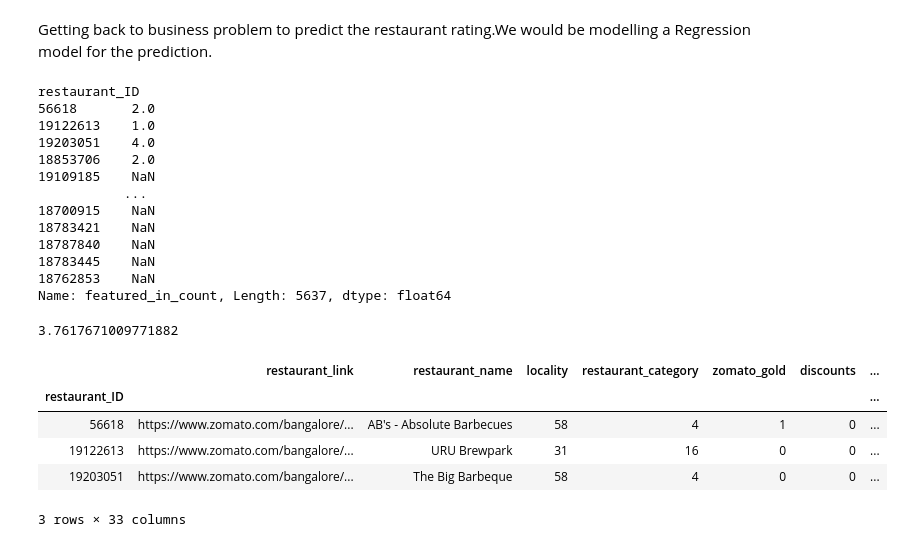
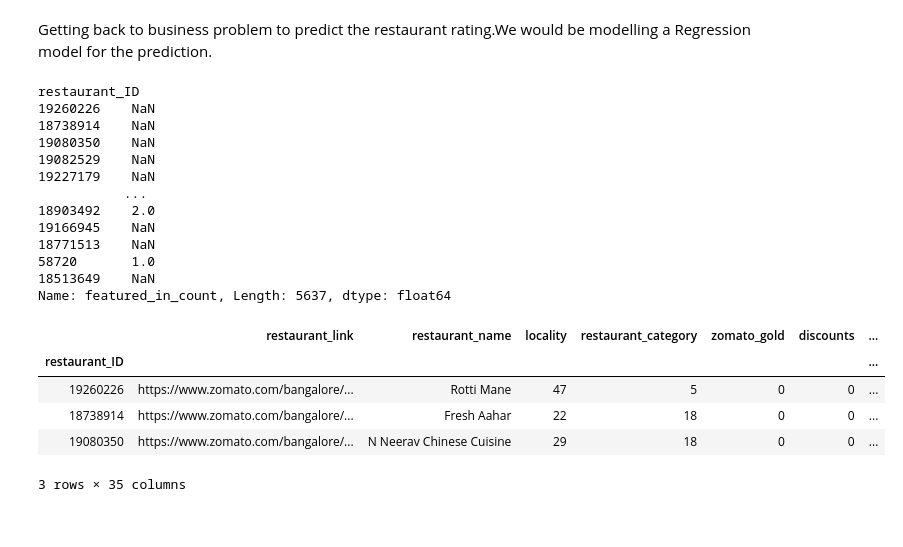
Before and after one commit to Anandpatil412/DSC, a Jupyter notebook: CapstoneProject1/Zomato/ZomatoDataExtractingAndCleaning/zomatoDataCleaning.ipynb, the cells around one changed output. Drawn from its saved outputs; the diff is of its cells as text; code cells hidden in the pictures.

```diff
--- a/CapstoneProject1/Zomato/ZomatoDataExtractingAndCleaning/zomatoDataCleaning.ipynb
+++ b/CapstoneProject1/Zomato/ZomatoDataExtractingAndCleaning/zomatoDataCleaning.ipynb
@@ -76,6 +76,11 @@ df.to_csv("zomato_clean_data_csv/zomato_clean_data"+".csv",index=False)
 # %%
 #reading the new clean data
 df = pd.read_csv("zomato_clean_data_csv/zomato_clean_data.csv")
+# %%
+#shuffling df
+
+from sklearn.utils import shuffle
+df = shuffle(df)
 # %%
 df.index = df["restaurant_ID"]
 df.drop(["restaurant_ID"],axis=1,inplace=True)
@@ -470,6 +549,10 @@ class Categorical_encoding:
         return self.output_df
 # %%
 # Label encoding Locality and restaurant category
+
+dfm = dfm.apply(lambda x: x.mask(x.map(x.value_counts()) < 20, 'other') if x.name == 'restaurant_category' else x)
+dfm = dfm.apply(lambda x: x.mask(x.map(x.value_counts()) < 20, 'other') if x.name == 'locality' else x)
+
 
 cols = ['locality','restaurant_category']
 o_df = Categorical_encoding(dfm,cols)
@@ -479,26 +562,24 @@ dfm["featured_in_count"] = dfm["featured_in"].apply(lambda x: len(ast.literal_ev
 dfm["featured_in_count"]
 # %% [output]
 restaurant_ID
-56618       2.0
-19122613    1.0
-19203051    4.0
-18853706    2.0
-19109185    NaN
+19260226    NaN
+18738914    NaN
+19080350    NaN
+19082529    NaN
+19227179    NaN
            ...
-18700915    NaN
-18783421    NaN
-18787840    NaN
-18783445    NaN
-18762853    NaN
+18903492    2.0
+19166945    NaN
+18771513    NaN
+58720       1.0
+18513649    NaN
 Name: featured_in_count, Length: 5637, dtype: float64
 # %%
 # nan rating filled with mean rating
 
-meanrating = dfm['rating'].mean()
-dfm['rating'] = dfm['rating'].fillna(meanrating)
-meanrating
+# meanrating = dfm['rating'].mean()
+# dfm['rating'] = dfm['rating'].fillna(meanrating)
+# meanrating
-# %% [output]
-3.7617671009771882
 # %%
 # converting to numerics
 
@@ -513,8 +594,15 @@ def LabelBinarizerEncoding(categoricalList,colSubset = []):
     res = pd.DataFrame(mlb.fit_transform(categoricalList),columns = mlb.classes_,index = categoricalList.index)
     return res
 # %%
+# famousCuisines = ['Chinese','North Indian','South Indian','Fast Food']
+# famousMostLikedFood = ['Biryani','Pasta','Fish','Mocktails','Salad']
+# famousService = ['Friendly Staff','Courteous Staff','Prompt Service']
+# famousLookFeel = ['Decor','Rooftop Ambience','Live Music']
+
 famousCuisines = ['Chinese','North Indian','South Indian','Fast Food']
-famousMostLikedFood = ['Biryani','Pasta','Fish','Mocktails','Salad']
+famousMostLikedFood = ['Cocktails','Mocktails','Pizza','Pasta']
+famousService = ['Friendly Staff','Courteous Staff']
+famousLookFeel = ['Decor']
 
 dfcuisinesbin = LabelBinarizerEncoding(dfm['cuisines'])
 dfcuisinesbin_ = dfcuisinesbin[famousCuisines]
@@ -522,22 +610,32 @@ dfcuisinesbin_ = dfcuisinesbin[famousCuisines]
 dfm["most_liked_Food"] = dfm["most_liked_Food"].apply(lambda x: ast.literal_eval(x)[1] if x is not np.nan else [])
 dfostLikedFoodbin = LabelBinarizerEncoding(dfm['most_liked_Food'])
 dfostLikedFoodbin_ = dfostLikedFoodbin[famousMostLikedFood]
+
+dfm["most_liked_Service"] = dfm["most_liked_Service"].apply(lambda x: ast.literal_eval(x)[1] if x is not np.nan else [])
+dfostLikedServicebin = LabelBinarizerEncoding(dfm['most_liked_Service'])
+dfostLikedServicebin_ = dfostLikedServicebin[famousService]
+
+dfm["most_liked_Look & Feel"] = dfm["most_liked_Look & Feel"].apply(lambda x: ast.literal_eval(x)[1] if x is not np.nan else [])
+dfostLikedLookFeelbin = LabelBinarizerEncoding(dfm['most_liked_Look & Feel'])
+dfostLikedLookFeelbin_ = dfostLikedLookFeelbin[famousLookFeel]
 # %%
 def addbinarisedCols(binariseddf,colsFilterList):
     for i in range(len(colsFilterList)):
         dfm[colsFilterList[i]] = binariseddf[colsFilterList[i]]
 
 addbinarisedCols(dfcuisinesbin_,famousCuisines)
 addbinarisedCols(dfostLikedFoodbin_,famousMostLikedFood)
+addbinarisedCols(dfostLikedServicebin_,famousService)
+addbinarisedCols(dfostLikedLookFeelbin_,famousLookFeel)
 
 dfm.head(3)
 # %% [output]
 |  | restaurant_link | restaurant_name | locality | restaurant_category | zomato_gold | discounts | ... |
 | restaurant_ID |  |  |  |  |  |  | ... |
-| 56618 | https://www.zomato.com/bangalore/... | AB's - Absolute Barbecues | 58 | 4 | 1 | 0 | ... |
-| 19122613 | https://www.zomato.com/bangalore/... | URU Brewpark | 31 | 16 | 0 | 0 | ... |
-| 19203051 | https://www.zomato.com/bangalore/... | The Big Barbeque | 58 | 4 | 0 | 0 | ... |
+| 19260226 | https://www.zomato.com/bangalore/... | Rotti Mane | 47 | 5 | 0 | 0 | ... |
+| 18738914 | https://www.zomato.com/bangalore/... | Fresh Aahar | 22 | 18 | 0 | 0 | ... |
+| 19080350 | https://www.zomato.com/bangalore/... | N Neerav Chinese Cuisine | 29 | 18 | 0 | 0 | ... |
-3 rows × 33 columns
+3 rows × 35 columns
 # %%
 # Create training and test sets
 
```
Also changed, not shown: parts of 24 cells of this notebook.
